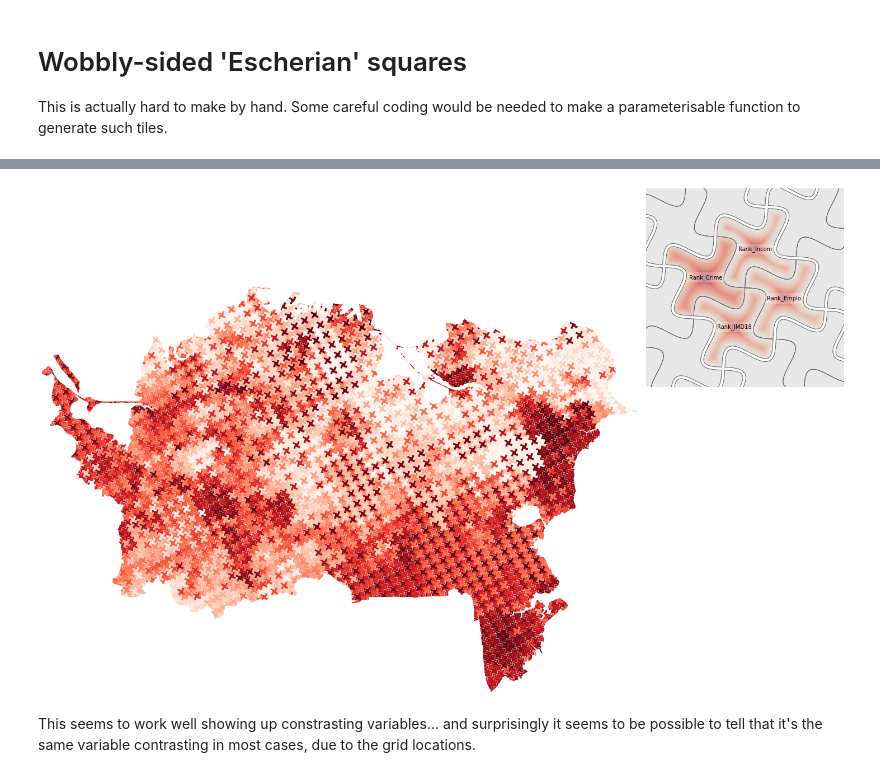
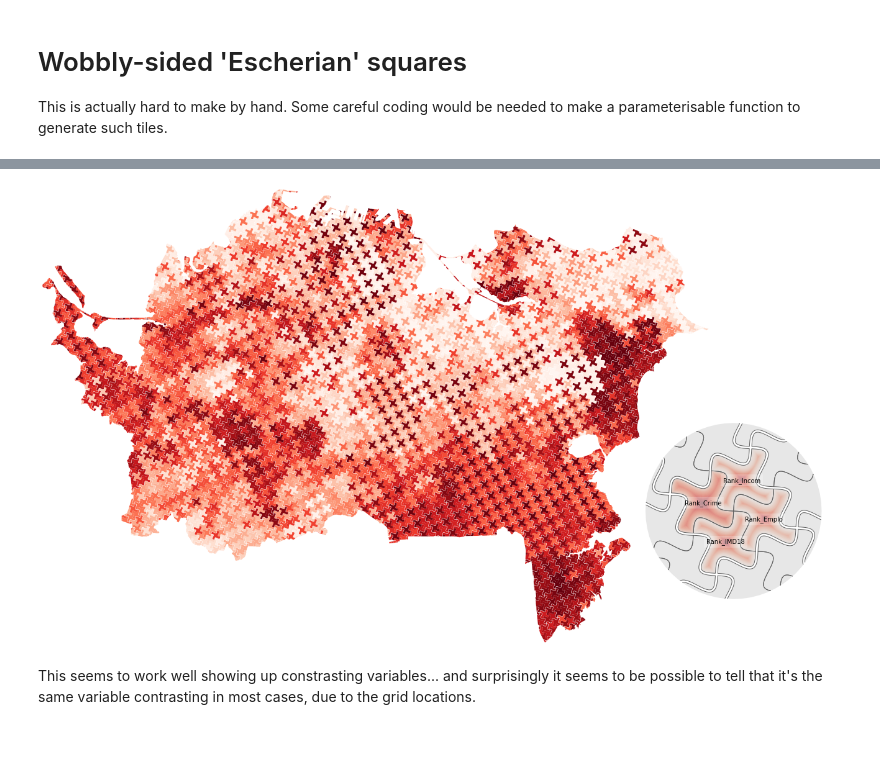
Before and after one commit to DOSull/weaving-space, a Jupyter notebook: example-tiles-wobbly-escherian.ipynb, the cells around one changed output, grey strips where cells are left out. Drawn from its saved outputs; the diff is of its cells as text; code cells hidden in the pictures; blank space fills up the shorter version.

```diff
--- a/example-tiles-wobbly-escherian.ipynb
+++ b/example-tiles-wobbly-escherian.ipynb
@@ -58,11 +59,12 @@ t30 = tiling.get_tiled_map(rotation = 30, prioritise_tiles = True)
 # %%
 t30.variables = dict(zip(list("abcd"),
                          [x for x in ak if "Rank" in x]))
 t30.colourmaps = dict(zip(t30.variables.values(),
                           ("Reds", "Reds", "Reds", "Reds")))
-
-fig = t30.render(legend_zoom = 0.8)
+t30.dpi = 90
+fig = t30.render(legend_zoom = .8, use_ellipse = True,
+                 legend_dx = -0.1, legend_dy = -0.475)
 # %% [output]
-[figure, old version]
+[figure, new version]
 # %% [markdown]
 This seems to work well showing up constrasting variables... and surprisingly it seems to be possible to tell that it's the same variable contrasting in most cases, due to the grid locations.
```
Also changed, not shown: parts of 1 cell of this notebook, 6 other files.
